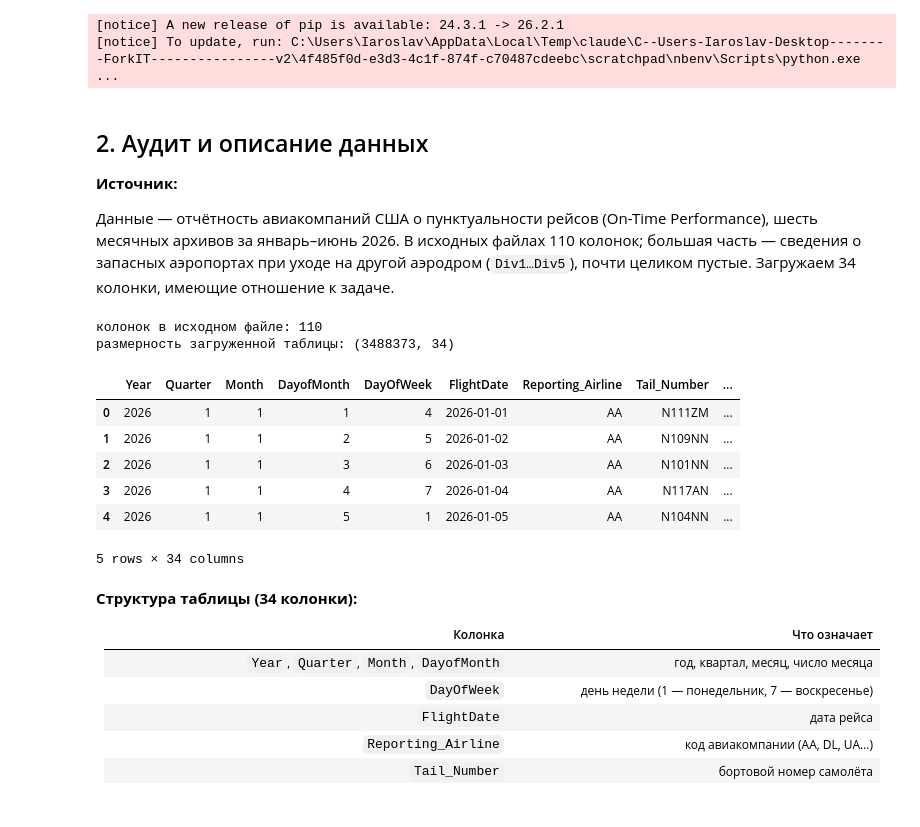
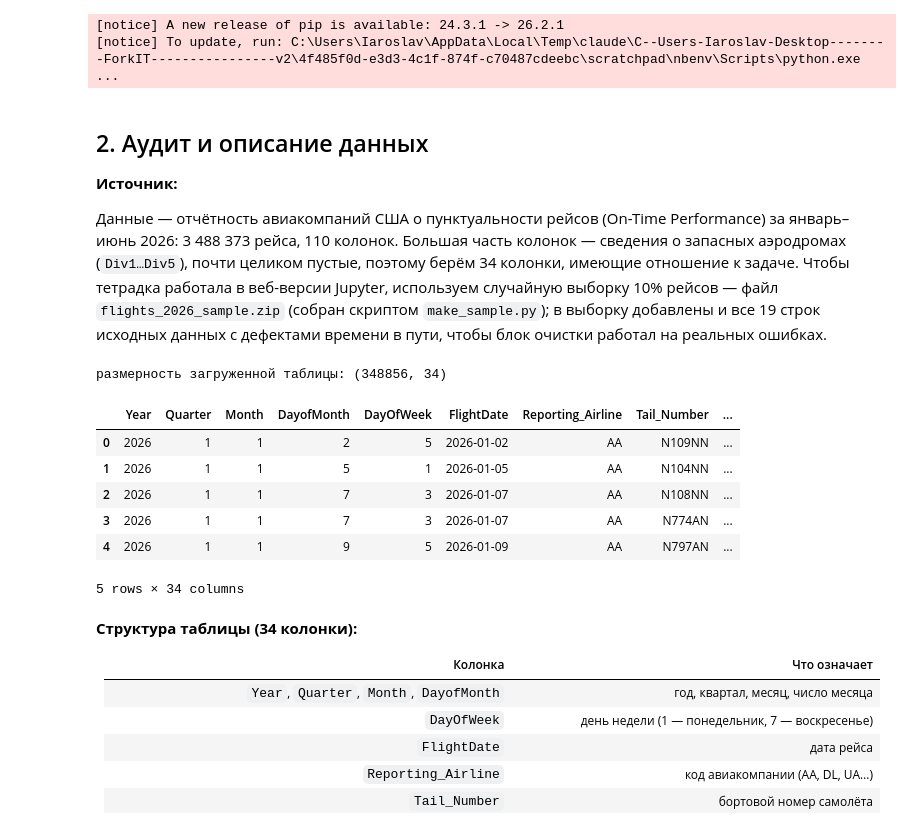
Before and after one commit to Tsezzar/Machine_Learning_Lessons, a Jupyter notebook: дз1-3.ipynb, the cells around one changed output. Drawn from its saved outputs; the diff is of its cells as text; code cells hidden in the pictures.

Commit message:
Тетрадка работает в веб-версии Jupyter: выборка 10% рейсов одним файлом 9.9 МБ вместо шести архивов

```diff
--- a/дз1-3.ipynb
+++ b/дз1-3.ipynb
@@ -35,41 +34,21 @@ import seaborn as sns
 
 **Источник:**
 
-Данные — отчётность авиакомпаний США о пунктуальности рейсов (On-Time Performance), шесть месячных архивов за январь–июнь 2026.
-В исходных файлах 110 колонок; большая часть — сведения о запасных аэропортах при уходе на другой аэродром (`Div1…Div5`), почти целиком пустые. Загружаем 34 колонки, имеющие отношение к задаче.
+Данные — отчётность авиакомпаний США о пунктуальности рейсов (On-Time Performance) за январь–июнь 2026: 3 488 373 рейса, 110 колонок.
+Большая часть колонок — сведения о запасных аэродромах (`Div1…Div5`), почти целиком пустые, поэтому берём 34 колонки, имеющие отношение к задаче.
+Чтобы тетрадка работала в веб-версии Jupyter, используем случайную выборку 10% рейсов — файл `flights_2026_sample.zip` (собран скриптом `make_sample.py`); в выборку добавлены и все 19 строк исходных данных с дефектами времени в пути, чтобы блок очистки работал на реальных ошибках.
 # %%
-COLS = ["Year", "Quarter", "Month", "DayofMonth", "DayOfWeek", "FlightDate",
-        "Reporting_Airline", "Tail_Number", "Flight_Number_Reporting_Airline",
-        "Origin", "OriginState", "Dest", "DestState",
-        "CRSDepTime", "DepTime", "DepDelay", "DepDel15", "DepTimeBlk", "TaxiOut",
-        "CRSArrTime", "ArrDelay", "ArrDel15", "Cancelled", "CancellationCode", "Diverted",
-        "CRSElapsedTime", "Flights", "Distance", "DistanceGroup",
-        "CarrierDelay", "WeatherDelay", "NASDelay", "SecurityDelay", "LateAircraftDelay"]
-
-
-def read(path):
-    with zipfile.ZipFile(path) as z:
-        name = [n for n in z.namelist() if n.endswith(".csv")][0]
-        return pd.read_csv(z.open(name), usecols=COLS)
-
-
-files = sorted(glob.glob("us-flights-2026-raw/monthly-zips/*.zip"))
-with zipfile.ZipFile(files[0]) as z:
-    name = [n for n in z.namelist() if n.endswith(".csv")][0]
-    print("колонок в исходном файле:", len(pd.read_csv(z.open(name), nrows=0).columns))
-
-df = pd.concat([read(f) for f in files], ignore_index=True)
+df = pd.read_csv("flights_2026_sample.zip")
 print("размерность загруженной таблицы:", df.shape)
 df.head()
 # %% [output]
-колонок в исходном файле: 110
-размерность загруженной таблицы: (3488373, 34)
+размерность загруженной таблицы: (348856, 34)
 |  | Year | Quarter | Month | DayofMonth | DayOfWeek | FlightDate | Reporting_Airline | Tail_Number | ... |
-| 0 | 2026 | 1 | 1 | 1 | 4 | 2026-01-01 | AA | N111ZM | ... |
-| 1 | 2026 | 1 | 1 | 2 | 5 | 2026-01-02 | AA | N109NN | ... |
-| 2 | 2026 | 1 | 1 | 3 | 6 | 2026-01-03 | AA | N101NN | ... |
-| 3 | 2026 | 1 | 1 | 4 | 7 | 2026-01-04 | AA | N117AN | ... |
-| 4 | 2026 | 1 | 1 | 5 | 1 | 2026-01-05 | AA | N104NN | ... |
+| 0 | 2026 | 1 | 1 | 2 | 5 | 2026-01-02 | AA | N109NN | ... |
+| 1 | 2026 | 1 | 1 | 5 | 1 | 2026-01-05 | AA | N104NN | ... |
+| 2 | 2026 | 1 | 1 | 7 | 3 | 2026-01-07 | AA | N108NN | ... |
+| 3 | 2026 | 1 | 1 | 7 | 3 | 2026-01-07 | AA | N774AN | ... |
+| 4 | 2026 | 1 | 1 | 9 | 5 | 2026-01-09 | AA | N797AN | ... |
 5 rows × 34 columns
 # %% [markdown]
 **Структура таблицы (34 колонки):**
```
Also changed, not shown: parts of 14 cells of this notebook, 2 other files.
